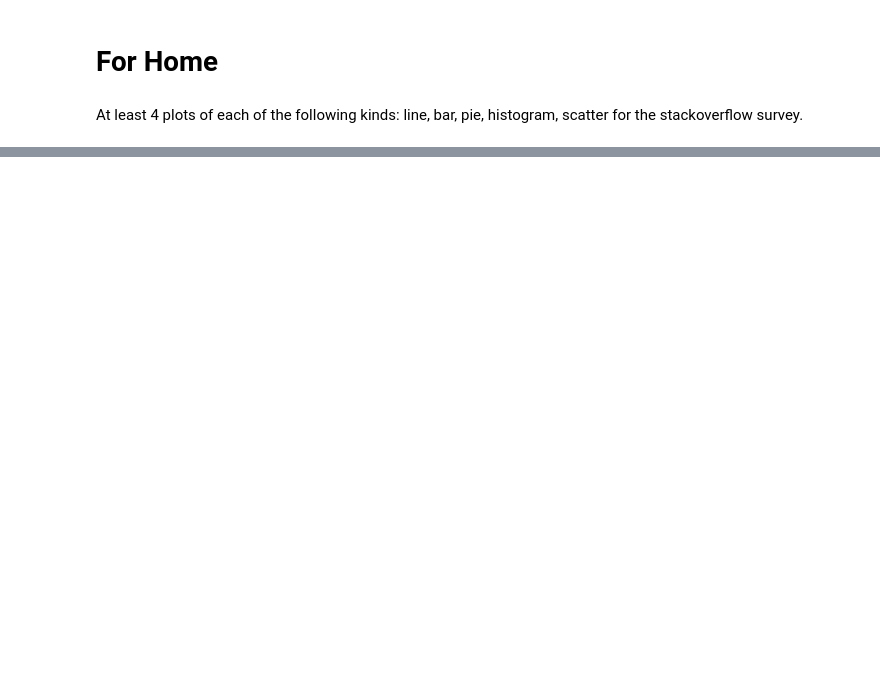
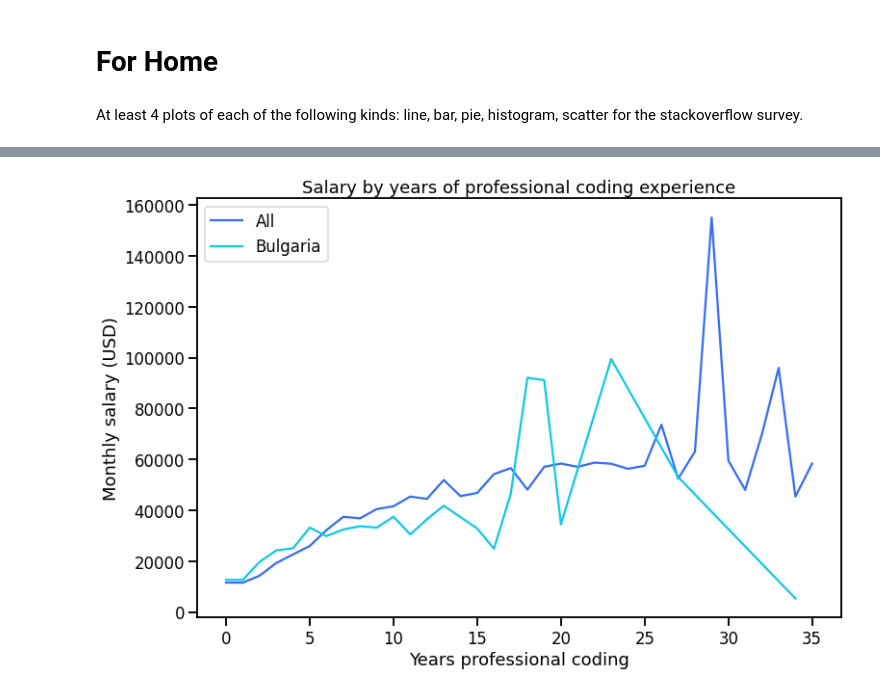
Before and after one commit to veneta13/FMI-ML, a Jupyter notebook: Coursework/4_Matplotlib.ipynb, the cells around one changed output, grey strips where cells are left out. Cells and saved outputs as stored; diff of their text form; code cells hidden in the pictures; blank space fills up the shorter version.

```diff
--- a/Coursework/4_Matplotlib.ipynb
+++ b/Coursework/4_Matplotlib.ipynb
@@ -1157,0 +1321,46 @@ At least 4 plots of each of the following kinds: line, bar, pie, histogram, scat
+# %%
+filt1 = ~df['ConvertedComp'].isna()
+filt2 = ~df['YearsCodePro'].isna()
+filt3 = df['CompFreq'] == 'Monthly'
+
+years_pro_comp_36 = df.loc[
+    filt1 & filt2 & filt3,
+    ['YearsCodePro', 'ConvertedComp']
+]
+
+years_pro_comp_36 = years_pro_comp_36.replace({
+    'Less than 1 year': 0,
+    'More than 50 years': 51
+})
+
+years_pro_comp_36 = years_pro_comp_36.astype({'YearsCodePro': 'int'})
+
+filt_35 = years_pro_comp_36['YearsCodePro'] < 36
+years_pro_comp_36 = years_pro_comp_36.loc[filt_35,['YearsCodePro', 'ConvertedComp']]
+
+filt_bg = df['Country'] == 'Bulgaria'
+years_pro_bg = years_pro_comp_36.loc[filt_bg,['YearsCodePro', 'ConvertedComp']]
+
+years_pro_group = years_pro_comp_36.groupby(['YearsCodePro'])
+years_pro_group_bg = years_pro_bg.groupby(['YearsCodePro'])
+
+years_pro = years_pro_group['ConvertedComp'].median().index.tolist()
+salary = years_pro_group['ConvertedComp'].median().values.tolist()
+
+years_pro_bg = years_pro_group_bg['ConvertedComp'].median().index.tolist()
+salary_bg = years_pro_group_bg['ConvertedComp'].median().values.tolist()
+
+sns.set_context('talk')
+sns.set_palette('rainbow')
+
+plt.plot(years_pro, salary, label='All')
+plt.plot(years_pro_bg, salary_bg, label='Bulgaria')
+
+plt.title('Salary by years of professional coding experience')
+plt.xlabel('Years professional coding')
+plt.ylabel('Monthly salary (USD)')
+
+plt.legend()
+plt.show()
+# %% [output]
+[figure, added]
```
Also changed, not shown: parts of 73 cells of this notebook.
